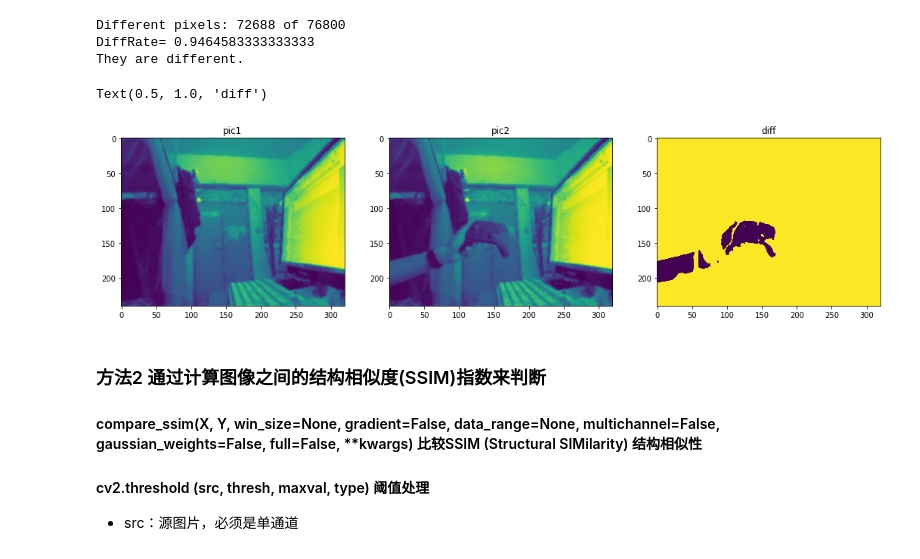
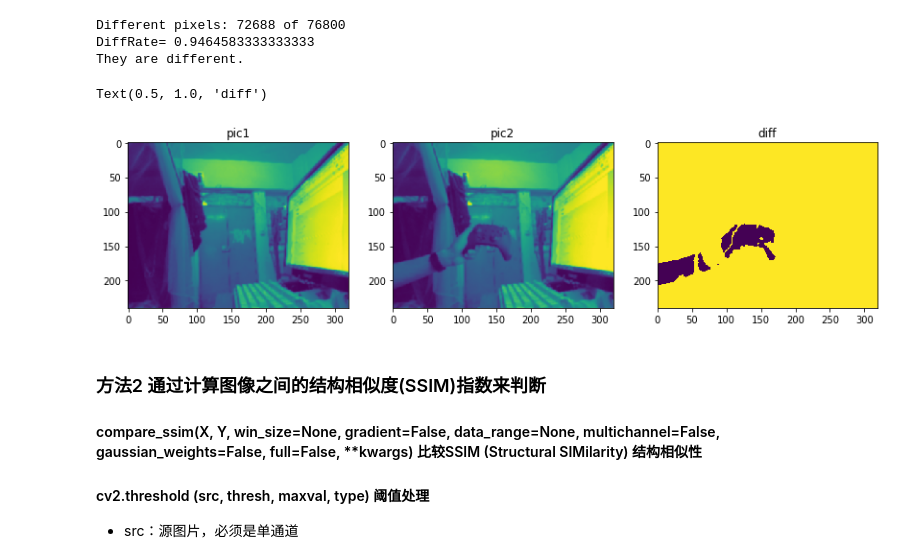
Before and after one commit to C-Li/PicDifferent, a Jupyter notebook: PicDiffer.ipynb, the cells around one changed output. Saved outputs shown, nothing was run; the diff lists cells and outputs as text; code cells hidden in the pictures.

```diff
--- a/PicDiffer.ipynb
+++ b/PicDiffer.ipynb
@@ -113,19 +111,19 @@ DiffRate= 0.9464583333333333
 They are different.
 # %%
 # 输出对比图
-plt.figure(figsize=(18,10))
+plt.figure(figsize=(14,6))
 plt.subplot2grid((1,3),(0,0))
 plt.imshow(image)
 plt.title('pic1')
 plt.subplot2grid((1,3),(0,1))
 plt.imshow(image2)
 plt.title('pic2')
 plt.subplot2grid((1,3),(0,2))
 plt.imshow(image3)
 plt.title('diff')
 # %% [output]
 Text(0.5, 1.0, 'diff')
-[figure, old version]
+[figure, new version]
 # %% [markdown]
 ### 方法2 通过计算图像之间的结构相似度(SSIM)指数来判断
 
```
Also changed, not shown: parts of 6 cells of this notebook.
